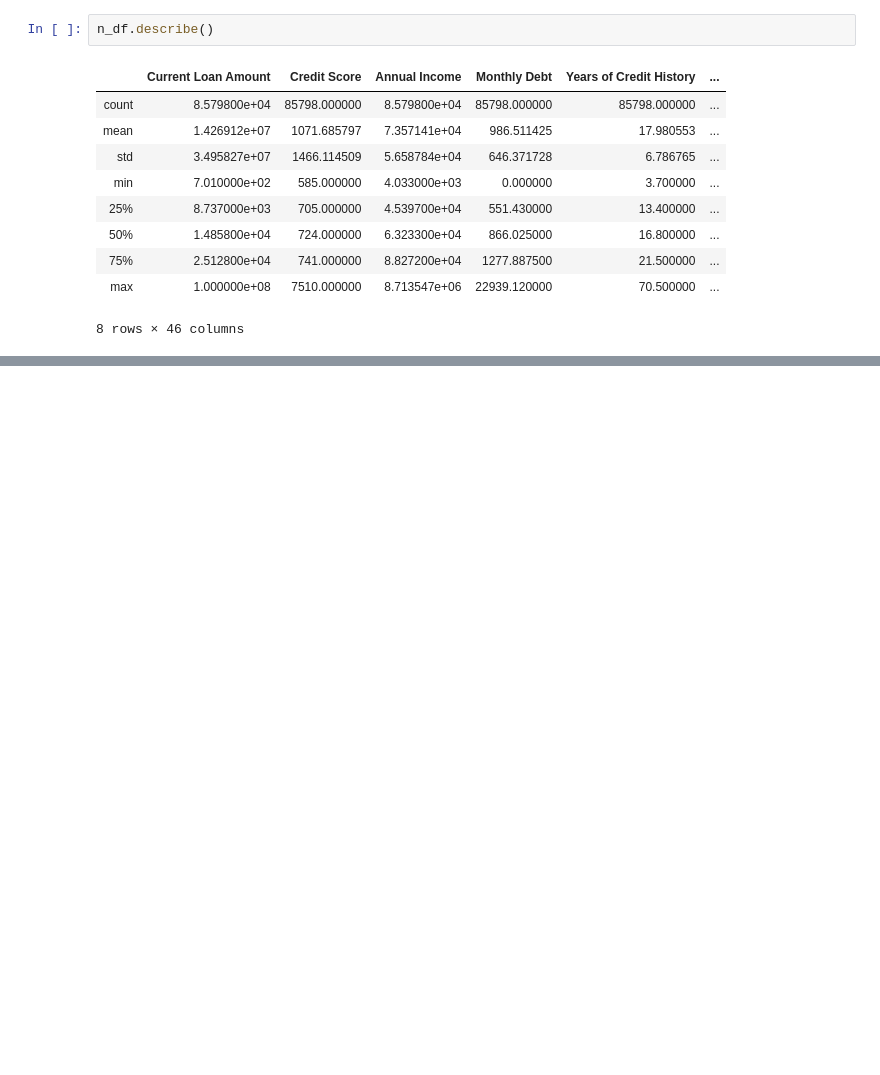
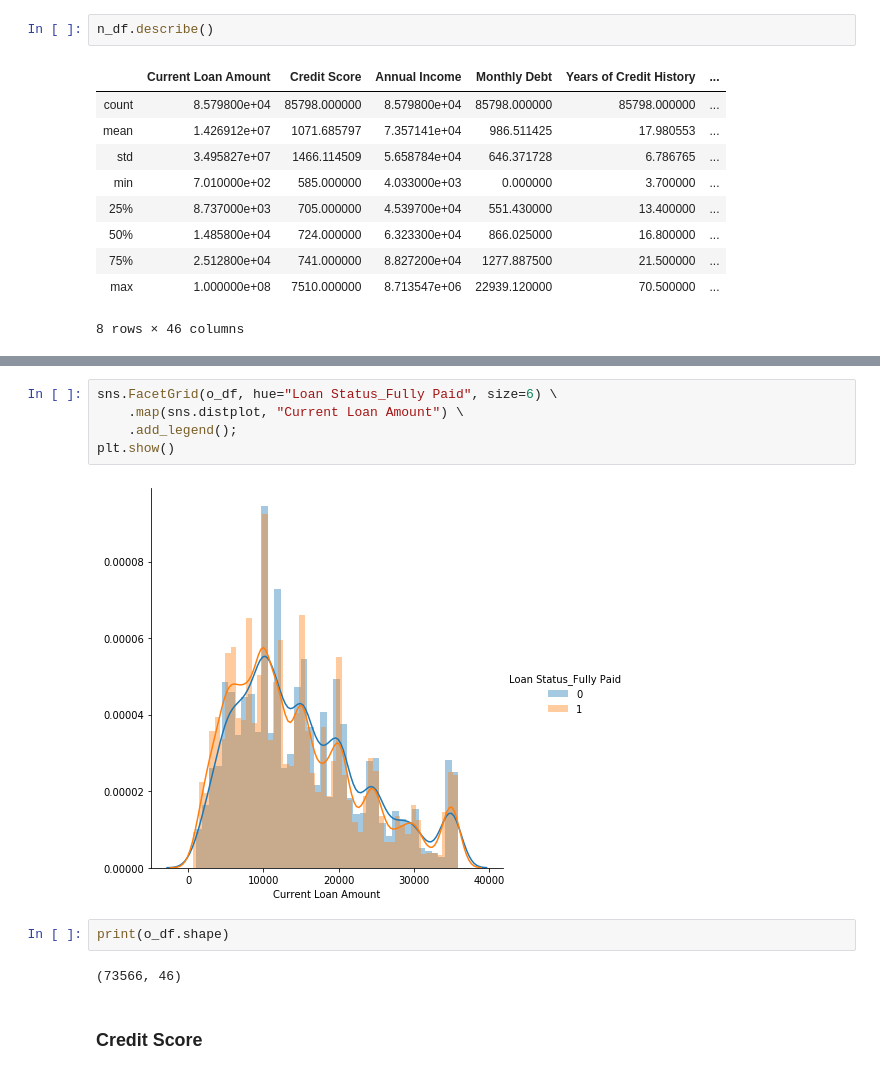
Before and after one commit to divaymohan/credit_score_modeling, a Jupyter notebook: NoteBook.ipynb, the cells around one changed output, grey strips where cells are left out. Drawn from its saved outputs; the diff is of its cells as text; blank space fills up the shorter version.

```diff
--- a/NoteBook.ipynb
+++ b/NoteBook.ipynb
@@ -338,0 +393,13 @@ sns.catplot(x="Term", kind="count", palette="ch:.25", data=df);
+# %%
+sns.FacetGrid(o_df, hue="Loan Status_Fully Paid", size=6) \
+    .map(sns.distplot, "Current Loan Amount") \
+    .add_legend();
+plt.show()
+# %% [output]
+[figure, added]
+# %%
+print(o_df.shape)
+# %% [output]
+(73566, 46)
+# %% [markdown]
+### Credit Score
```
Also changed, not shown: parts of 34 cells of this notebook.
